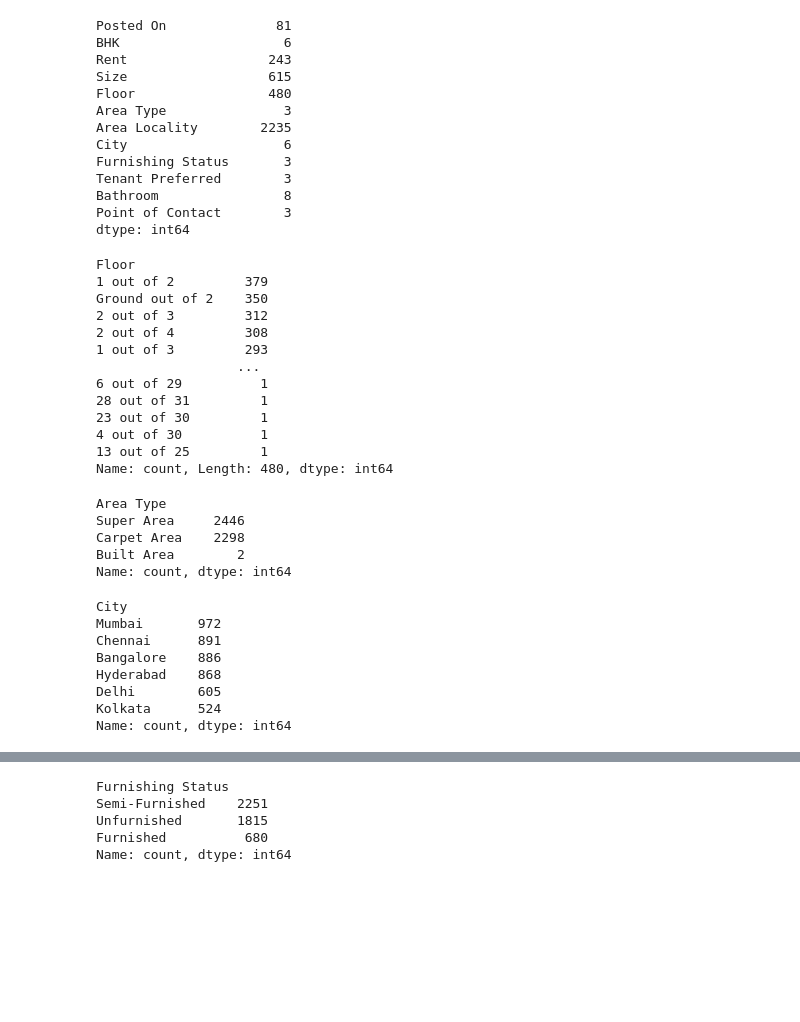
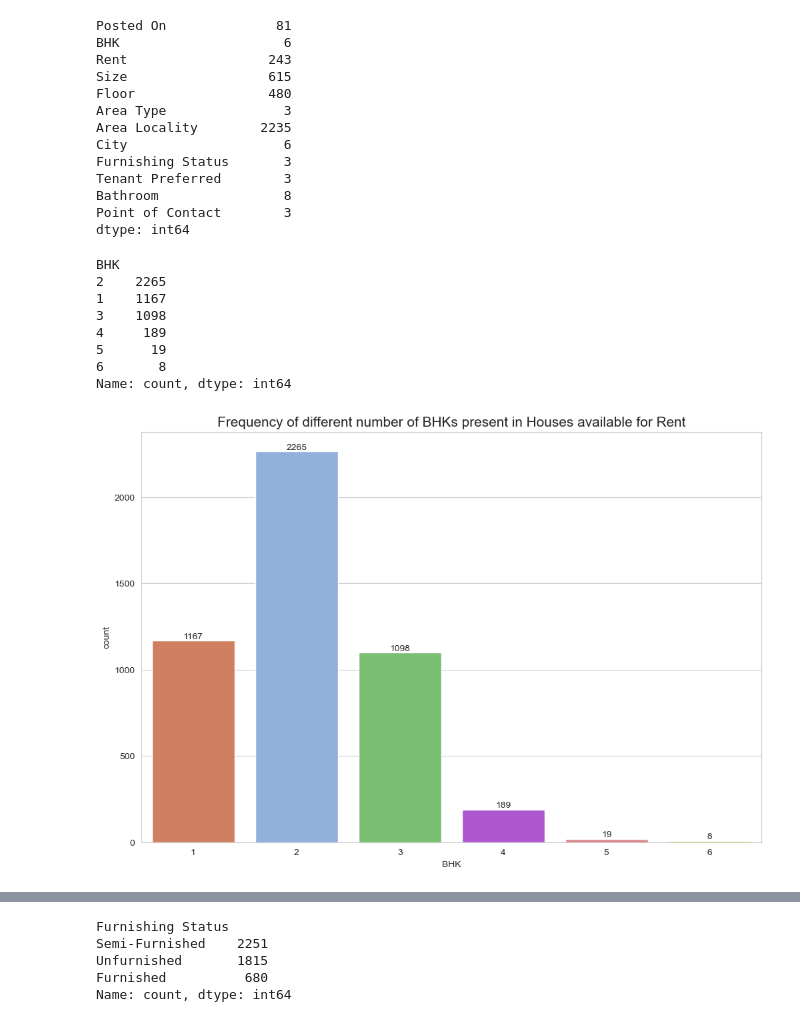
Before and after one commit to suchi-ta/Linear_Regression_model, a Jupyter notebook: regression.ipynb, the cells around one changed output, grey strips where cells are left out. Saved outputs shown, nothing was run; the diff lists cells and outputs as text; code cells hidden in the pictures; blank space fills up the shorter version.

```diff
--- a/regression.ipynb
+++ b/regression.ipynb
@@ -105,39 +137,24 @@ Tenant Preferred        3
 Bathroom                8
 Point of Contact        3
 dtype: int64
-# %%
-
-print(data['Floor'].value_counts())
-# %% [output]
-Floor
-1 out of 2         379
-Ground out of 2    350
-2 out of 3         312
-2 out of 4         308
-1 out of 3         293
-                  ...
-6 out of 29          1
-28 out of 31         1
-23 out of 30         1
-4 out of 30          1
-13 out of 25         1
-Name: count, Length: 480, dtype: int64
-# %%
-print(data['Area Type'].value_counts() )
-# %% [output]
-Area Type
-Super Area     2446
-Carpet Area    2298
-Built Area        2
-Name: count, dtype: int64
-# %%
-print(data['City'].value_counts())
-# %% [output]
-City
-Mumbai       972
-Chennai      891
-Bangalore    886
-Hyderabad    868
-Delhi        605
-Kolkata      524
-Name: count, dtype: int64
+# %%
+print(data['BHK'].value_counts())
+sns.set_style('whitegrid')
+fig,axes = plt.subplots(figsize=(12,8))
+colors = ['#87ace8','#e3784d', '#6ecc64','#b644e3','#eb7c87', '#EAE509']
+
+ax = sns.countplot(x='BHK',data=data, palette=['#e3784d','#87ace8', '#6ecc64','#b644e3','#eb7c87','#EAE509'])
+for container in ax.containers:
+    ax.bar_label(container)
+plt.title('Frequency of different number of BHKs present in Houses available for Rent',fontsize=15)
+plt.show()
+# %% [output]
+BHK
+2    2265
+1    1167
+3    1098
+4     189
+5      19
+6       8
+Name: count, dtype: int64
+[figure, added]
```
Also changed, not shown: parts of 51 cells of this notebook, 1 other file.
